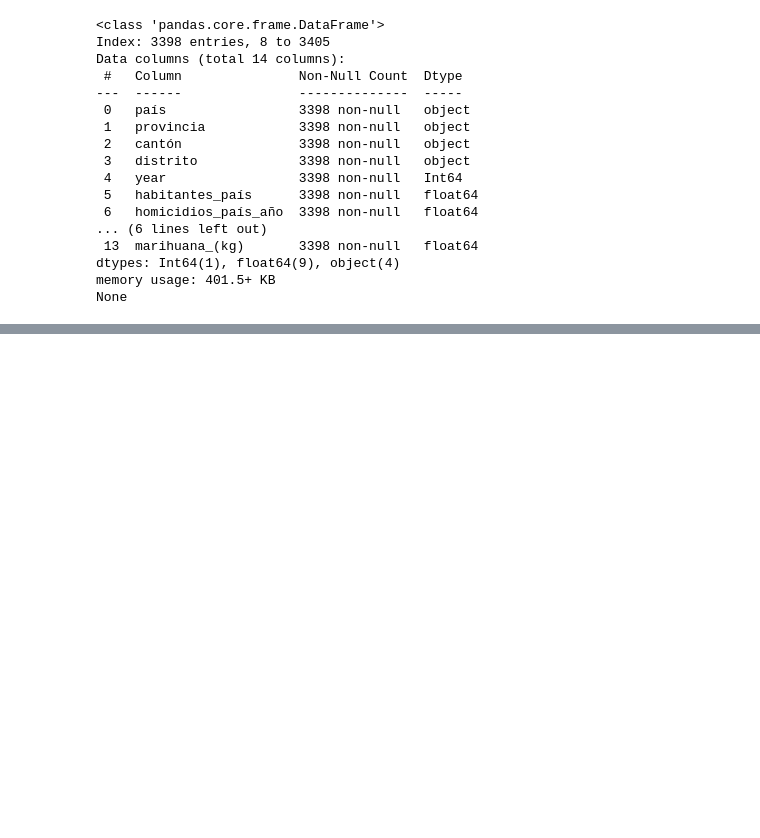
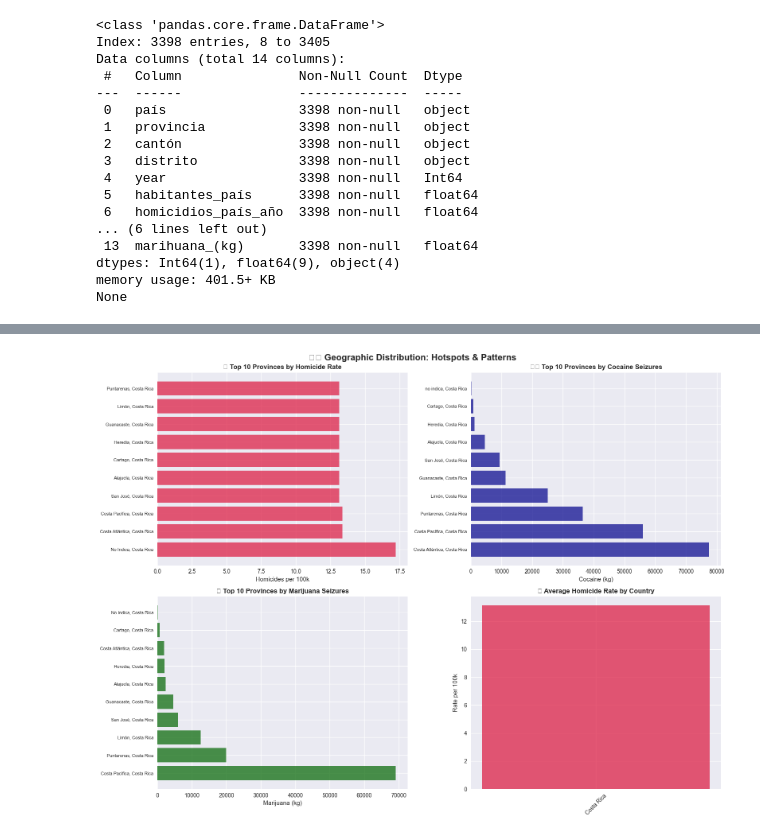
Before and after one commit to FelipeVillota/costa-rica-presentation, a Jupyter notebook: cr-script.ipynb, the cells around one changed output, grey strips where cells are left out. Saved outputs shown, nothing was run; the diff lists cells and outputs as text; code cells hidden in the pictures; blank space fills up the shorter version.

```diff
--- a/cr-script.ipynb
+++ b/cr-script.ipynb
@@ -366,0 +512,91 @@ None
+# %%
+# Geographic Analysis
+print("=== GEOGRAPHIC HOTSPOTS ANALYSIS ===")
+
+# Country-level analysis
+country_analysis = merged_df.groupby('país').agg({
+    'tasa_100mil_país': 'mean',
+    'cocaína_(kg)': 'sum',
+    'marihuana_(kg)': 'sum',
+    'cocaína_eventos': 'sum',
+    'marihuana_eventos': 'sum',
+    'habitantes_país': 'mean'
+}).round(2)
+
+# Province-level analysis (top 10 by different metrics)
+province_analysis = merged_df.groupby(['país', 'provincia']).agg({
+    'tasa_100mil_país': 'mean',
+    'cocaína_(kg)': 'sum',
+    'marihuana_(kg)': 'sum',
+    'cocaína_eventos': 'sum',
+    'marihuana_eventos': 'sum'
+}).reset_index()
+
+# Create geographic visualization
+fig, axes = plt.subplots(2, 2, figsize=(16, 12))
+fig.suptitle('🗺️ Geographic Distribution: Hotspots & Patterns', fontsize=16, fontweight='bold')
+
+# Top provinces by homicide rate
+top_homicide_provinces = province_analysis.nlargest(10, 'tasa_100mil_país')
+axes[0,0].barh(range(len(top_homicide_provinces)), top_homicide_provinces['tasa_100mil_país'],
+               color='crimson', alpha=0.7)
+axes[0,0].set_yticks(range(len(top_homicide_provinces)))
+axes[0,0].set_yticklabels([f"{row['provincia']}, {row['país']}" for _, row in top_homicide_provinces.iterrows()],
+                          fontsize=8)
+axes[0,0].set_title('🔴 Top 10 Provinces by Homicide Rate', fontweight='bold')
+axes[0,0].set_xlabel('Homicides per 100k')
+
+# Top provinces by cocaine seizures
+top_cocaine_provinces = province_analysis.nlargest(10, 'cocaína_(kg)')
+axes[0,1].barh(range(len(top_cocaine_provinces)), top_cocaine_provinces['cocaína_(kg)'],
+               color='darkblue', alpha=0.7)
+axes[0,1].set_yticks(range(len(top_cocaine_provinces)))
+axes[0,1].set_yticklabels([f"{row['provincia']}, {row['país']}" for _, row in top_cocaine_provinces.iterrows()],
+                          fontsize=8)
+axes[0,1].set_title('❄️ Top 10 Provinces by Cocaine Seizures', fontweight='bold')
+axes[0,1].set_xlabel('Cocaine (kg)')
+
+# Top provinces by marijuana seizures
+top_marijuana_provinces = province_analysis.nlargest(10, 'marihuana_(kg)')
+axes[1,0].barh(range(len(top_marijuana_provinces)), top_marijuana_provinces['marihuana_(kg)'],
+               color='darkgreen', alpha=0.7)
+axes[1,0].set_yticks(range(len(top_marijuana_provinces)))
+axes[1,0].set_yticklabels([f"{row['provincia']}, {row['país']}" for _, row in top_marijuana_provinces.iterrows()],
+                          fontsize=8)
+axes[1,0].set_title('🌿 Top 10 Provinces by Marijuana Seizures', fontweight='bold')
+axes[1,0].set_xlabel('Marijuana (kg)')
+
+# Country comparison
+country_summary = merged_df.groupby('país')['tasa_100mil_país'].mean().sort_values(ascending=False)
+axes[1,1].bar(range(len(country_summary)), country_summary.values,
+              color=['crimson', 'darkred', 'red'], alpha=0.7)
+axes[1,1].set_xticks(range(len(country_summary)))
+axes[1,1].set_xticklabels(country_summary.index, rotation=45)
+axes[1,1].set_title('🌍 Average Homicide Rate by Country', fontweight='bold')
+axes[1,1].set_ylabel('Rate per 100k')
+
+plt.tight_layout()
+plt.show()
+
+# Print detailed geographic insights
+print("\n🏆 Geographic Champions (or Villains):")
+print("\nHighest Homicide Rates:")
+for i, (_, row) in enumerate(top_homicide_provinces.head(5).iterrows()):
+    print(f"  {i+1}. {row['provincia']}, {row['país']}: {row['tasa_100mil_país']:.1f} per 100k")
+
+print("\nLargest Cocaine Seizures:")
+for i, (_, row) in enumerate(top_cocaine_provinces.head(5).iterrows()):
+    print(f"  {i+1}. {row['provincia']}, {row['país']}: {row['cocaína_(kg)']:,.0f} kg")
+
+print("\nLargest Marijuana Seizures:")
+for i, (_, row) in enumerate(top_marijuana_provinces.head(5).iterrows()):
+    print(f"  {i+1}. {row['provincia']}, {row['país']}: {row['marihuana_(kg)']:,.0f} kg")
+
+# Calculate concentration metrics
+total_cocaine = merged_df['cocaína_(kg)'].sum()
+total_marijuana = merged_df['marihuana_(kg)'].sum()
+
+print(f"\n📊 Concentration Analysis:")
+print(f"Top 5 provinces account for {top_cocaine_provinces.head(5)['cocaína_(kg)'].sum()/total_cocaine*100:.1f}% of all cocaine seizures")
+print(f"Top 5 provinces account for {top_marijuana_provinces.head(5)['marihuana_(kg)'].sum()/total_marijuana*100:.1f}% of all marijuana seizures")
+# %% [output]
@@ -366,0 +604 @@ None
+[figure, added]
```
Also changed, not shown: parts of 4 cells of this notebook.
